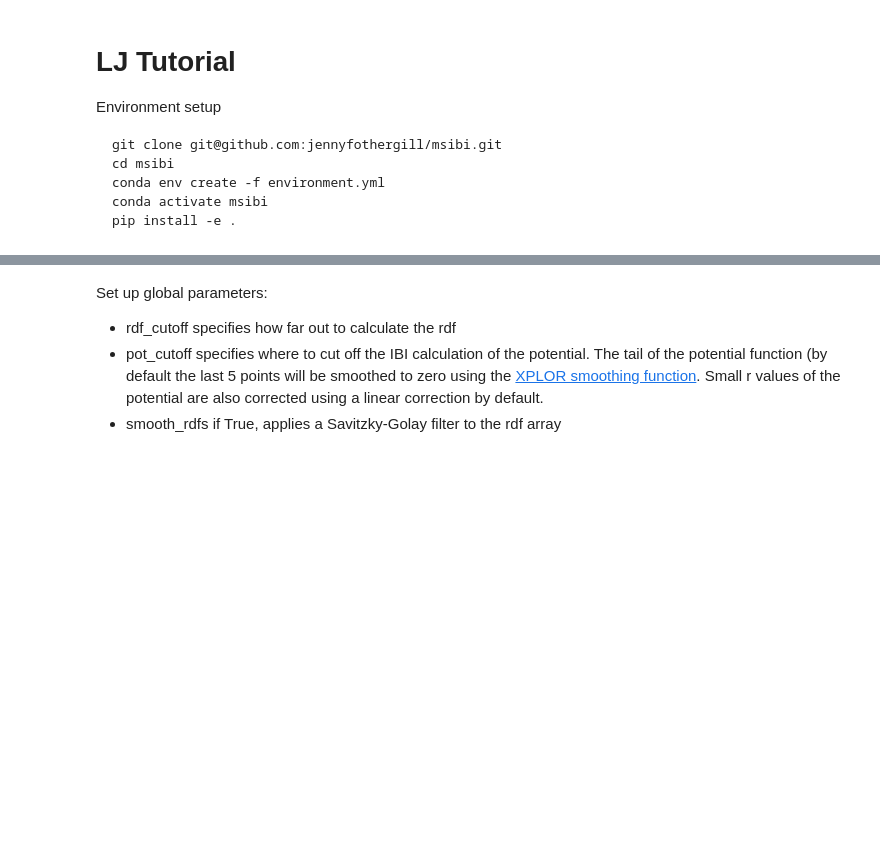
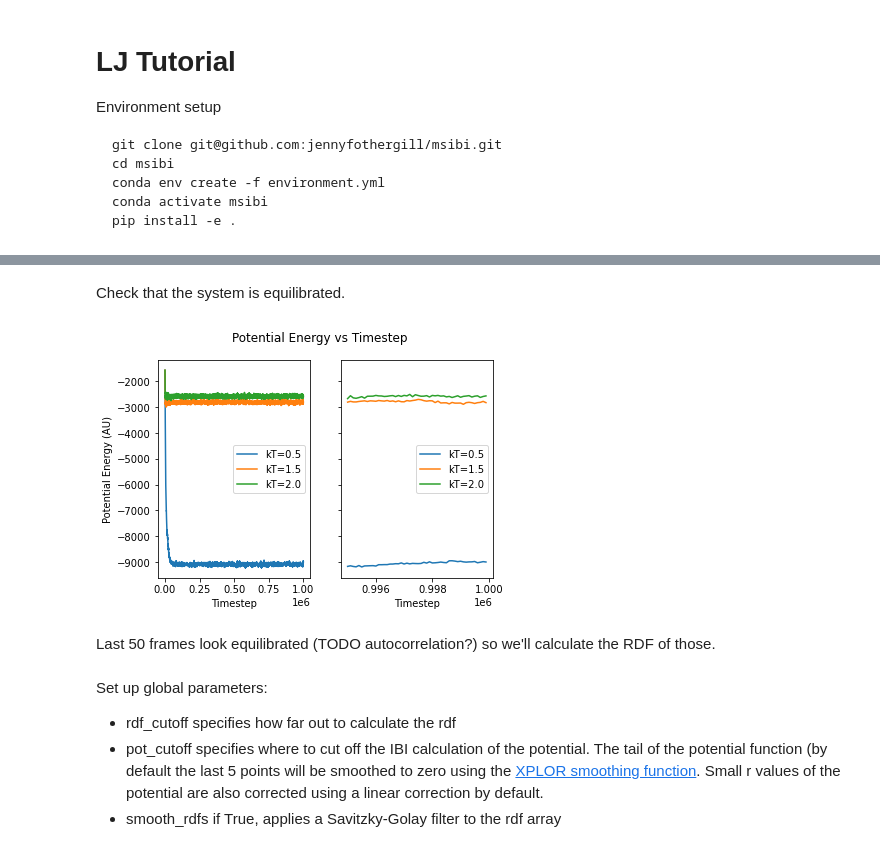
Before and after one commit to mosdef-hub/msibi, a Jupyter notebook: msibi/tutorials/lj/LJ_Tutorial.ipynb, the cells around one changed output, grey strips where cells are left out. Cells and saved outputs as stored; diff of their text form; code cells hidden in the pictures; blank space fills up the shorter version.

```diff
--- a/msibi/tutorials/lj/LJ_Tutorial.ipynb
+++ b/msibi/tutorials/lj/LJ_Tutorial.ipynb
@@ -26,0 +31,25 @@ rm: f_fits.log: No such file or directory
+# %%
+kTs = [0.5, 1.5, 2.0]
+# %%
+for i,kT in enumerate(kTs):
+    hoomd.context.initialize("")
+    system = hoomd.init.create_lattice(
+        unitcell = (hoomd.lattice.sc(a=1.58, type_name="A")),
+        n = 12,
+    )
+
+    nl = hoomd.md.nlist.cell()
+    lj = hoomd.md.pair.lj(r_cut=2.5, nlist=nl)
+    lj.pair_coeff.set('A', 'A', epsilon=1.0, sigma=1.0)
+    hoomd.md.integrate.mode_standard(dt=0.001)
+    _all = hoomd.group.all()
+    nvt = hoomd.md.integrate.nvt(group=_all, kT=kT, tau=1)
+    nvt.randomize_velocities(seed=23)
+    hoomd.analyze.log(
+        filename=f'state{i}/LJ_kT{kT}.log',
+        quantities=["time", "temperature", "potential_energy"],
+        period=100,
+        overwrite=True
+    )
+    hoomd.dump.gsd(f'state{i}/trajectory{kT}.gsd', period=5e3, group=_all, overwrite=True)
+    hoomd.run(1e6)
@@ -26,0 +74,18 @@ rm: f_fits.log: No such file or directory
+# %% [markdown]
+Check that the system is equilibrated.
+# %%
+fig, (ax1, ax2) = plt.subplots(1, 2, sharey=True)
+fig.suptitle("Potential Energy vs Timestep")
+for i, kT in enumerate(kTs):
+    log = np.loadtxt(f'state{i}/LJ_kT{kT}.log', skiprows=1)
+    ax1.plot(log[:,0],log[:,3], label=f"kT={kT}")
+    ax2.plot(log[-50:,0],log[-50:,3], label=f"kT={kT}")
+    ax1.set_xlabel("Timestep")
+    ax2.set_xlabel("Timestep")
+    ax1.set_ylabel("Potential Energy (AU)")
+    ax1.legend()
+    ax2.legend()
+# %% [output]
+[figure, added]
+# %% [markdown]
+Last 50 frames look equilibrated (TODO autocorrelation?) so we'll calculate the RDF of those.
```
Also changed, not shown: parts of 8 cells of this notebook.
